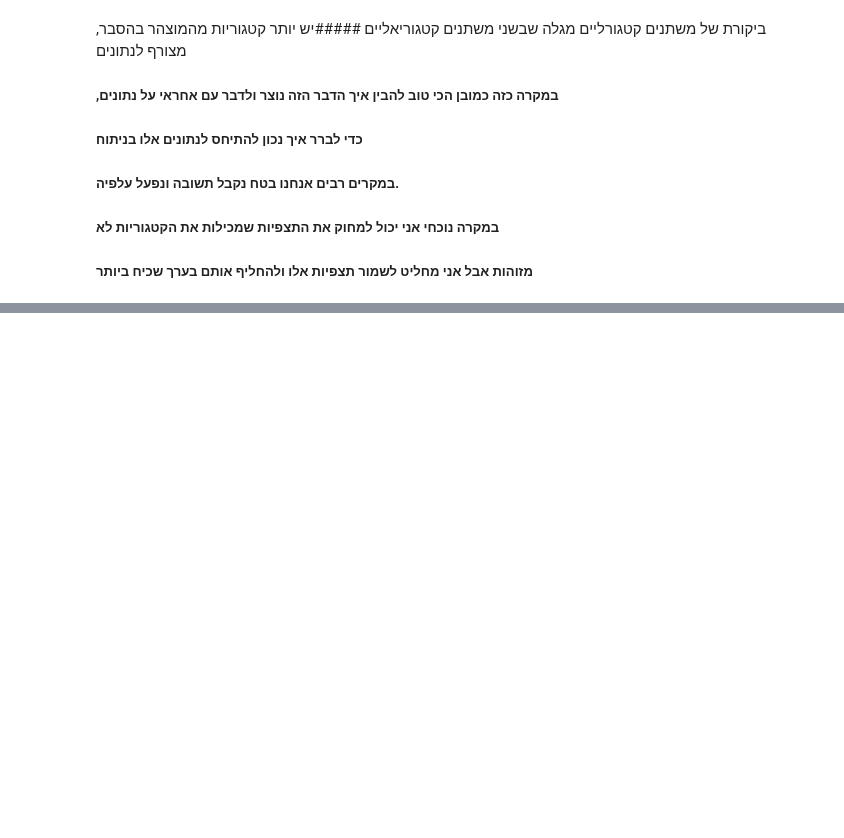
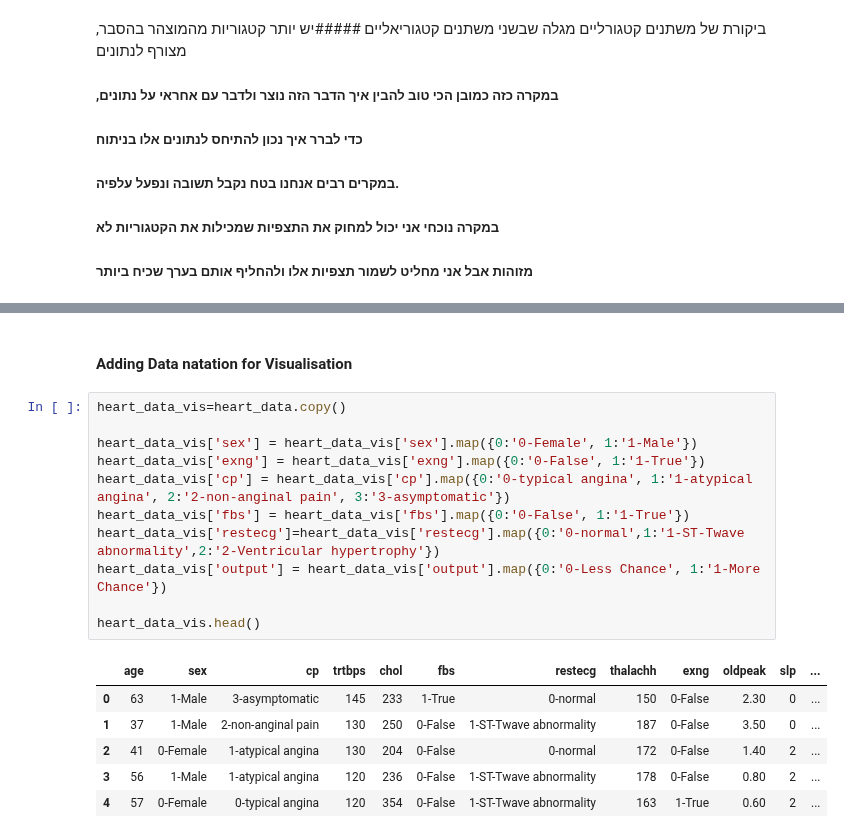
Before and after one commit to DimaUd/Heart-Attack, a Jupyter notebook: Test.ipynb, the cells around one changed output, grey strips where cells are left out. Saved outputs shown, nothing was run; the diff lists cells and outputs as text; blank space fills up the shorter version.

```diff
--- a/Test.ipynb
+++ b/Test.ipynb
@@ -333,0 +376,20 @@ Name: thall, dtype: int64
+# %% [markdown]
+#### Adding  Data natation for  Visualisation
+# %%
+heart_data_vis=heart_data.copy()
+
+heart_data_vis['sex'] = heart_data_vis['sex'].map({0:'0-Female', 1:'1-Male'})
+heart_data_vis['exng'] = heart_data_vis['exng'].map({0:'0-False', 1:'1-True'})
+heart_data_vis['cp'] = heart_data_vis['cp'].map({0:'0-typical angina', 1:'1-atypical angina', 2:'2-non-anginal pain', 3:'3-asymptomatic'})
+heart_data_vis['fbs'] = heart_data_vis['fbs'].map({0:'0-False', 1:'1-True'})
+heart_data_vis['restecg']=heart_data_vis['restecg'].map({0:'0-normal',1:'1-ST-Twave abnormality',2:'2-Ventricular hypertrophy'})
+heart_data_vis['output'] = heart_data_vis['output'].map({0:'0-Less Chance', 1:'1-More Chance'})
+
+heart_data_vis.head()
+# %% [output]
+|  | age | sex | cp | trtbps | chol | fbs | restecg | thalachh | exng | oldpeak | slp | ... |
+| 0 | 63 | 1-Male | 3-asymptomatic | 145 | 233 | 1-True | 0-normal | 150 | 0-False | 2.30 | 0 | ... |
+| 1 | 37 | 1-Male | 2-non-anginal pain | 130 | 250 | 0-False | 1-ST-Twave abnormality | 187 | 0-False | 3.50 | 0 | ... |
+| 2 | 41 | 0-Female | 1-atypical angina | 130 | 204 | 0-False | 0-normal | 172 | 0-False | 1.40 | 2 | ... |
+| 3 | 56 | 1-Male | 1-atypical angina | 120 | 236 | 0-False | 1-ST-Twave abnormality | 178 | 0-False | 0.80 | 2 | ... |
+| 4 | 57 | 0-Female | 0-typical angina | 120 | 354 | 0-False | 1-ST-Twave abnormality | 163 | 1-True | 0.60 | 2 | ... |
```
Also changed, not shown: parts of 7 cells of this notebook.
